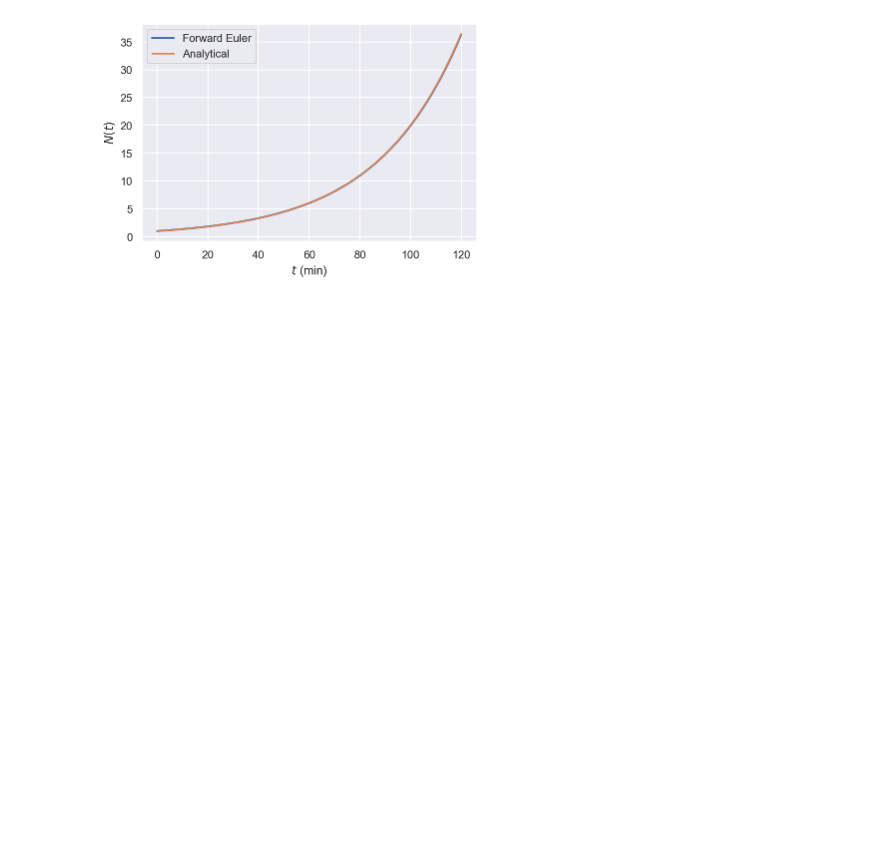
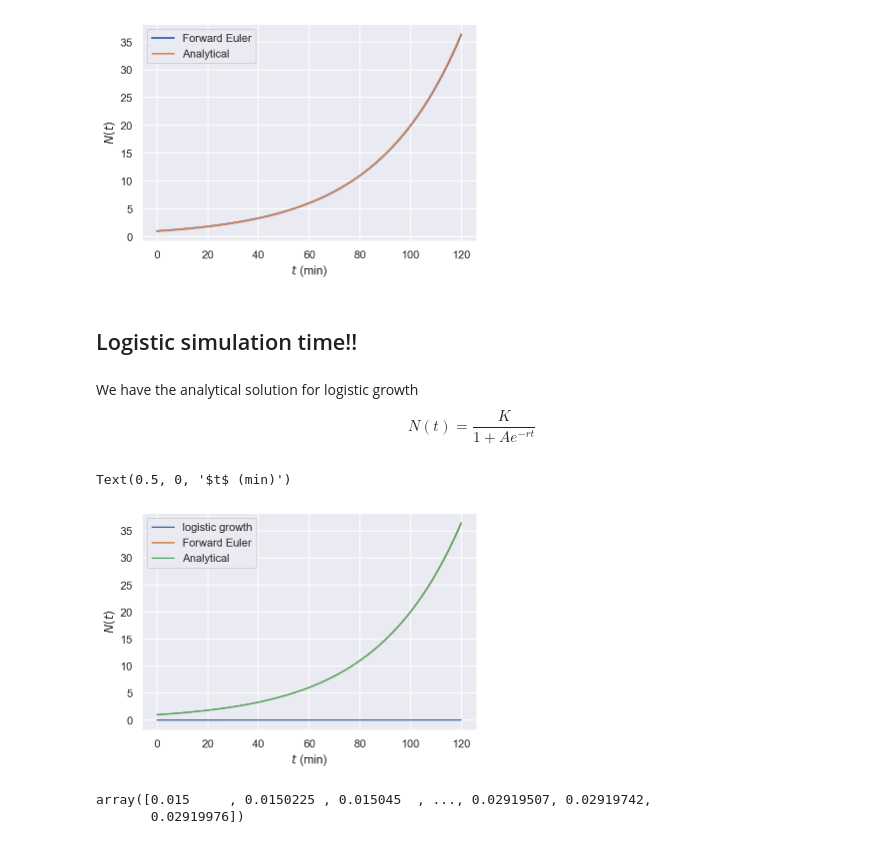
Before and after one commit to gnaprs/BE262_PhysicalBioBootcamp, a Jupyter notebook: d1_forwardeuler.ipynb, the cells around one changed output. Cells and saved outputs as stored; diff of their text form; code cells hidden in the pictures; blank space fills up the shorter version.

```diff
--- a/d1_forwardeuler.ipynb
+++ b/d1_forwardeuler.ipynb
@@ -102,3 +102,29 @@ plt.xlabel("$t$ (min)")
 # %% [output]
 Text(0.5, 0, '$t$ (min)')
 [figure]
+# %% [markdown]
+## Logistic simulation time!!
+# %% [markdown]
+We have the analytical solution for logistic growth
+$$N(t)=\frac{K}{1+Ae^{-rt}}$$
+# %%
+# analytical solution
+K=0.03
+N_log = N_0*K/(1+np.exp(-r* time))
+
+# plot to compare both forward euler and analytical solution
+plt.figure()
+plt.plot(time,N_log, label="logistic growth")
+plt.plot(time,N_t, label="Forward Euler")
+plt.plot(time,N_analytical, label="Analytical")
+plt.legend()
+plt.ylabel("$N(t)$")
+plt.xlabel("$t$ (min)")
+# %% [output]
+Text(0.5, 0, '$t$ (min)')
+[figure, added]
+# %%
+N_log
+# %% [output]
+array([0.015     , 0.0150225 , 0.015045  , ..., 0.02919507, 0.02919742,
+       0.02919976])
```
Also changed, not shown: parts of 2 cells of this notebook, 3 other files.
